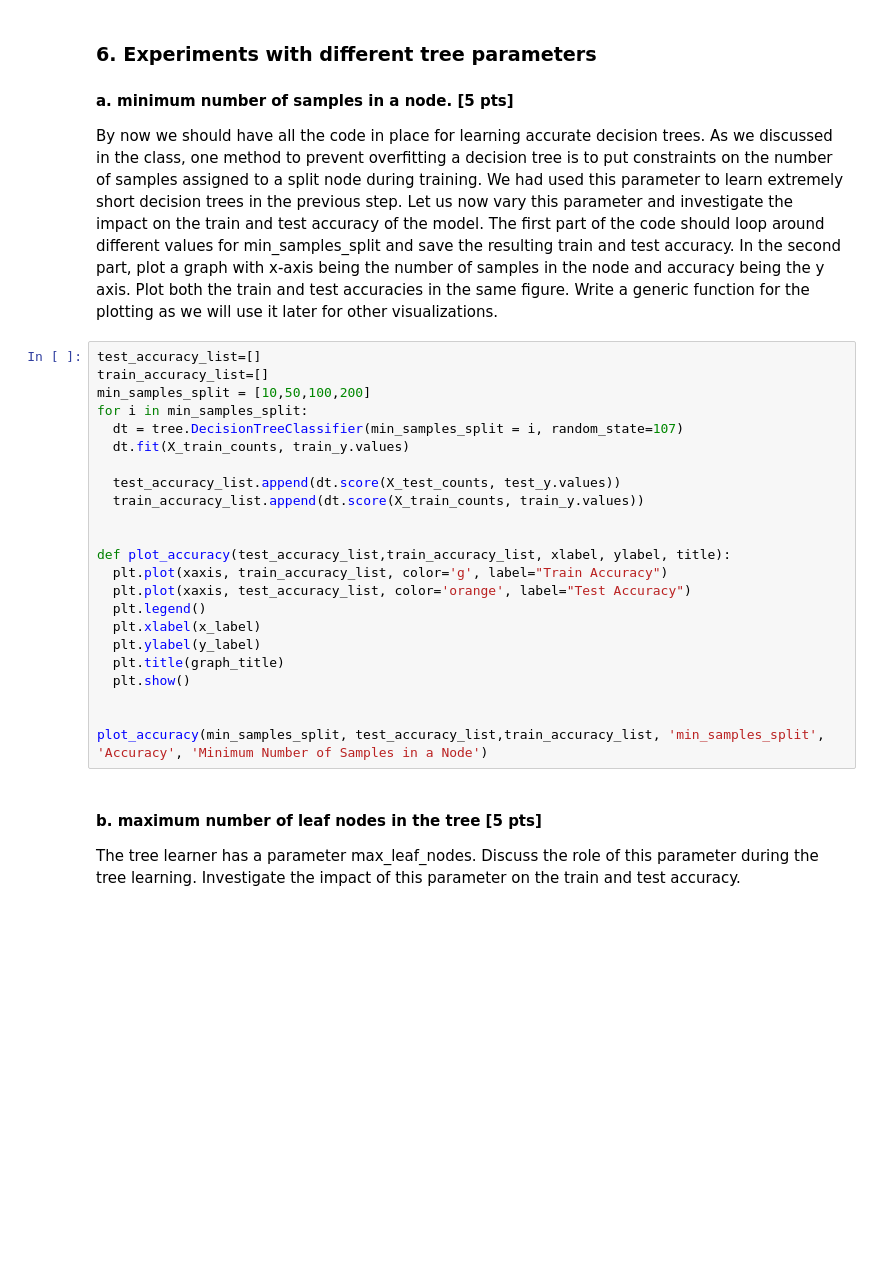
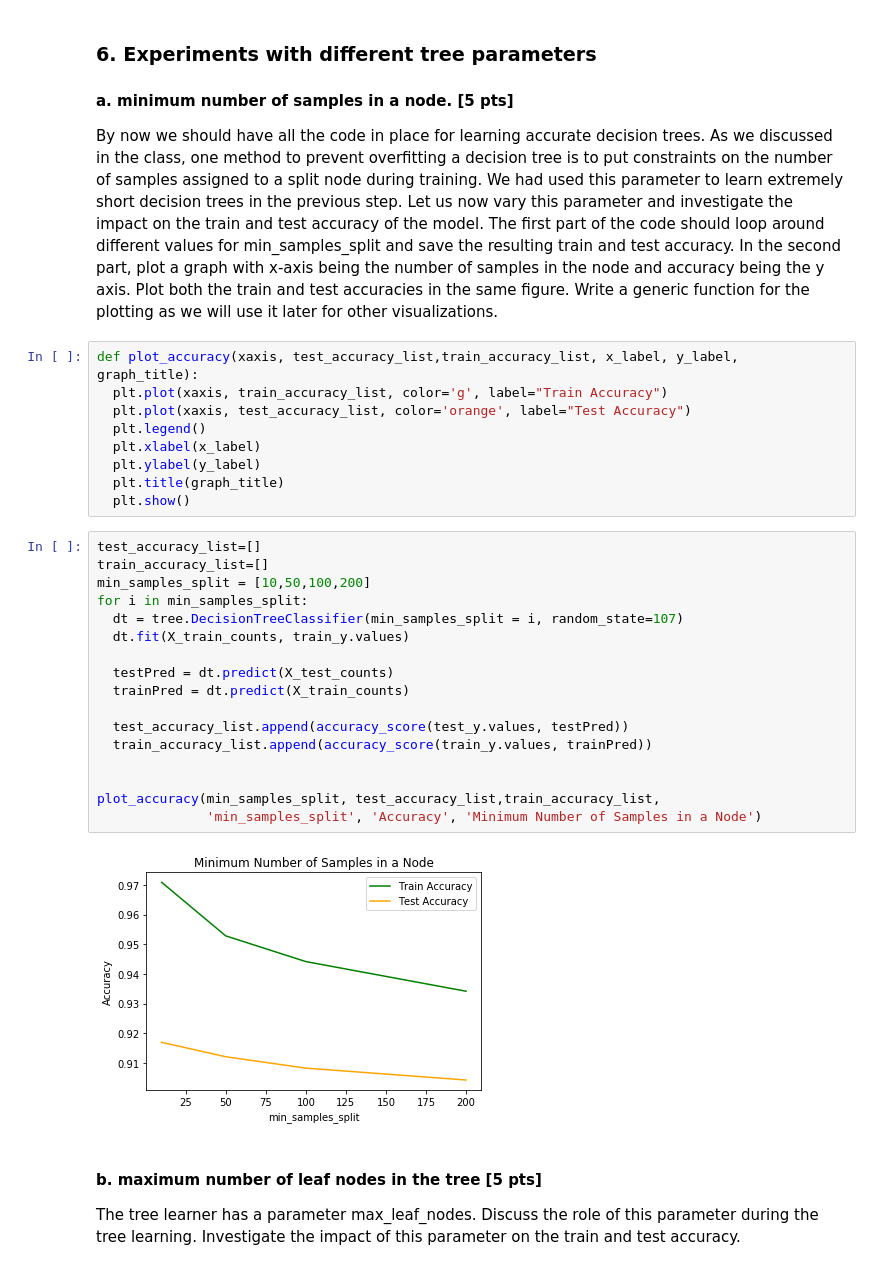
Before and after one commit to jainammm/Decision-Trees-and-Random-Forests, a Jupyter notebook: Jainam_Shah_lab_1.ipynb, the cells around one changed output. Cells and saved outputs as stored; diff of their text form; blank space fills up the shorter version.

```diff
--- a/Jainam_Shah_lab_1.ipynb
+++ b/Jainam_Shah_lab_1.ipynb
@@ -223,29 +230,34 @@ Image(graph.create_png())
 #### a. minimum number of samples in a node.  [5 pts]
 By now we should have all the code in place for learning accurate decision trees. As we discussed in the class, one method to prevent overfitting a decision tree is to put constraints on the number of samples assigned to a split node during training. We had used this parameter to learn extremely short decision trees in the previous step. Let us now vary this parameter and investigate the impact on the train and test accuracy of the model.
 The first part of the code should loop around different values for min_samples_split and save the resulting train and test accuracy. In the second part, plot a graph with x-axis being the number of samples in the node and accuracy being the y axis. Plot both the train and test accuracies in the same figure. Write a generic function for the plotting as we will use it later for other visualizations.
+# %%
+def plot_accuracy(xaxis, test_accuracy_list,train_accuracy_list, x_label, y_label, graph_title):
+  plt.plot(xaxis, train_accuracy_list, color='g', label="Train Accuracy")
+  plt.plot(xaxis, test_accuracy_list, color='orange', label="Test Accuracy")
+  plt.legend()
+  plt.xlabel(x_label)
+  plt.ylabel(y_label)
+  plt.title(graph_title)
+  plt.show()
 # %%
 test_accuracy_list=[]
 train_accuracy_list=[]
 min_samples_split = [10,50,100,200]
 for i in min_samples_split:
   dt = tree.DecisionTreeClassifier(min_samples_split = i, random_state=107)
   dt.fit(X_train_counts, train_y.values)
 
-  test_accuracy_list.append(dt.score(X_test_counts, test_y.values))
-  train_accuracy_list.append(dt.score(X_train_counts, train_y.values))
+  testPred = dt.predict(X_test_counts)
+  trainPred = dt.predict(X_train_counts)
+
+  test_accuracy_list.append(accuracy_score(test_y.values, testPred))
+  train_accuracy_list.append(accuracy_score(train_y.values, trainPred))
 
 
-def plot_accuracy(test_accuracy_list,train_accuracy_list, xlabel, ylabel, title):
-  plt.plot(xaxis, train_accuracy_list, color='g', label="Train Accuracy")
-  plt.plot(xaxis, test_accuracy_list, color='orange', label="Test Accuracy")
-  plt.legend()
-  plt.xlabel(x_label)
-  plt.ylabel(y_label)
-  plt.title(graph_title)
-  plt.show()
-
-
-plot_accuracy(min_samples_split, test_accuracy_list,train_accuracy_list, 'min_samples_split', 'Accuracy', 'Minimum Number of Samples in a Node')
+plot_accuracy(min_samples_split, test_accuracy_list,train_accuracy_list,
+              'min_samples_split', 'Accuracy', 'Minimum Number of Samples in a Node')
+# %% [output]
+[figure, added]
 # %% [markdown]
 #### b. maximum number of leaf nodes in the tree [5 pts]
 The tree learner has a parameter max_leaf_nodes. Discuss the role of this parameter during the tree learning. Investigate the impact of this parameter on the train and test accuracy.
```
Also changed, not shown: parts of 14 cells of this notebook.
